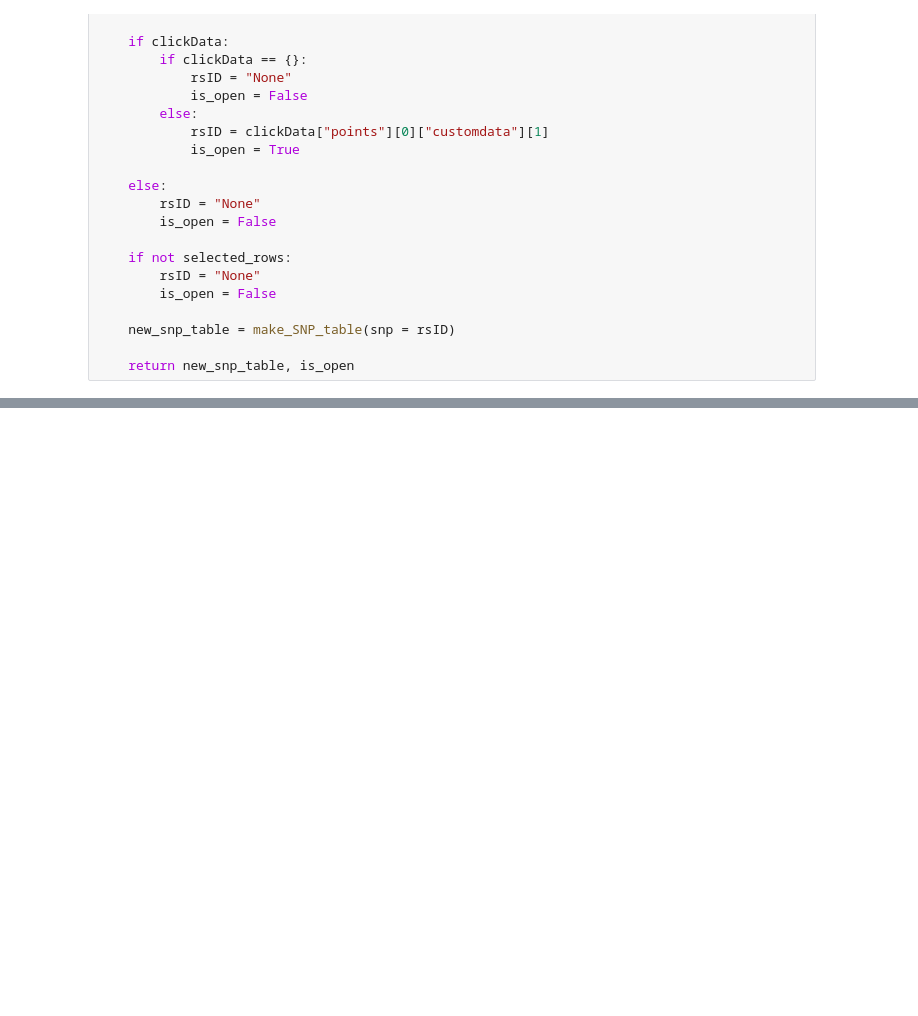
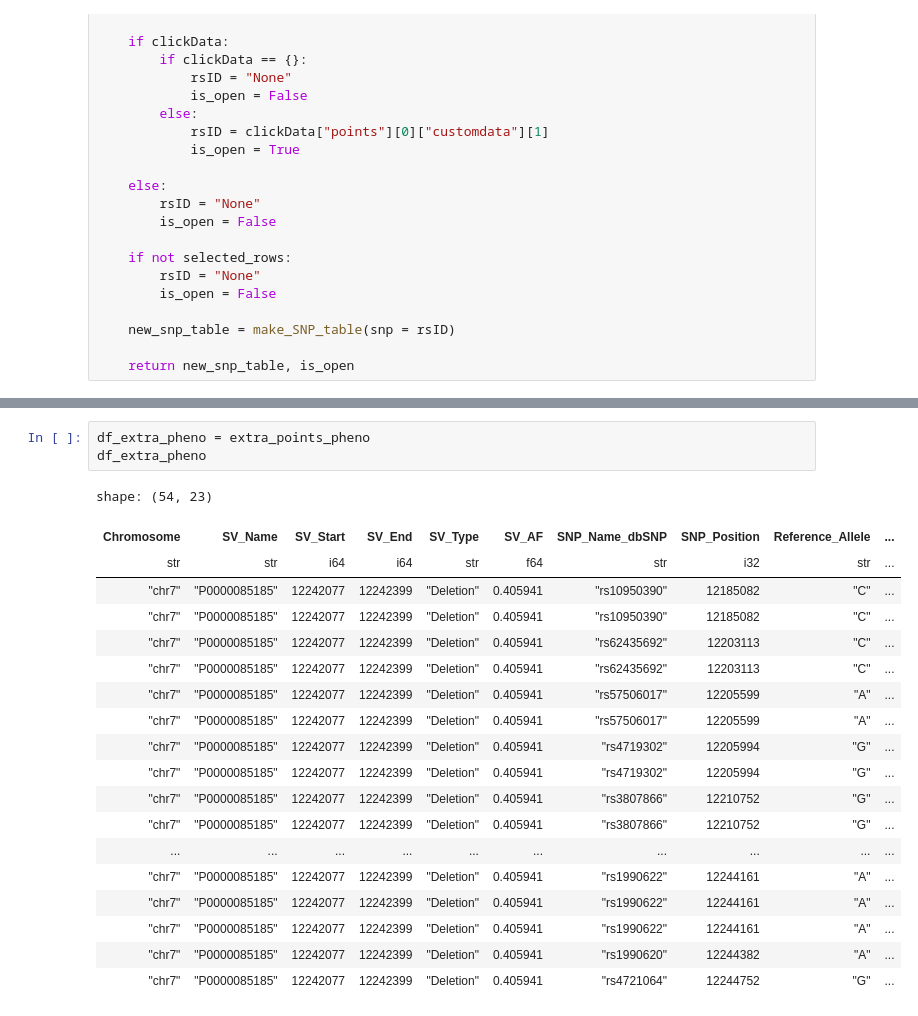
Before and after one commit to strug-hub/gwas-svatalog, a Jupyter notebook: test.ipynb, the cells around one changed output, grey strips where cells are left out. Cells and saved outputs as stored; diff of their text form; blank space fills up the shorter version.

```diff
--- a/test.ipynb
+++ b/test.ipynb
@@ -1758,0 +1799,23 @@ Dash app running on http://127.0.0.1:4321/
+# %%
+df_extra_pheno = extra_points_pheno
+df_extra_pheno
+# %% [output]
+shape: (54, 23)
+| Chromosome | SV_Name | SV_Start | SV_End | SV_Type | SV_AF | SNP_Name_dbSNP | SNP_Position | Reference_Allele | ... |
+| str | str | i64 | i64 | str | f64 | str | i32 | str | ... |
+| "chr7" | "P0000085185" | 12242077 | 12242399 | "Deletion" | 0.405941 | "rs10950390" | 12185082 | "C" | ... |
+| "chr7" | "P0000085185" | 12242077 | 12242399 | "Deletion" | 0.405941 | "rs10950390" | 12185082 | "C" | ... |
+| "chr7" | "P0000085185" | 12242077 | 12242399 | "Deletion" | 0.405941 | "rs62435692" | 12203113 | "C" | ... |
+| "chr7" | "P0000085185" | 12242077 | 12242399 | "Deletion" | 0.405941 | "rs62435692" | 12203113 | "C" | ... |
+| "chr7" | "P0000085185" | 12242077 | 12242399 | "Deletion" | 0.405941 | "rs57506017" | 12205599 | "A" | ... |
+| "chr7" | "P0000085185" | 12242077 | 12242399 | "Deletion" | 0.405941 | "rs57506017" | 12205599 | "A" | ... |
+| "chr7" | "P0000085185" | 12242077 | 12242399 | "Deletion" | 0.405941 | "rs4719302" | 12205994 | "G" | ... |
+| "chr7" | "P0000085185" | 12242077 | 12242399 | "Deletion" | 0.405941 | "rs4719302" | 12205994 | "G" | ... |
+| "chr7" | "P0000085185" | 12242077 | 12242399 | "Deletion" | 0.405941 | "rs3807866" | 12210752 | "G" | ... |
+| "chr7" | "P0000085185" | 12242077 | 12242399 | "Deletion" | 0.405941 | "rs3807866" | 12210752 | "G" | ... |
+| ... | ... | ... | ... | ... | ... | ... | ... | ... | ... |
+| "chr7" | "P0000085185" | 12242077 | 12242399 | "Deletion" | 0.405941 | "rs1990622" | 12244161 | "A" | ... |
+| "chr7" | "P0000085185" | 12242077 | 12242399 | "Deletion" | 0.405941 | "rs1990622" | 12244161 | "A" | ... |
+| "chr7" | "P0000085185" | 12242077 | 12242399 | "Deletion" | 0.405941 | "rs1990622" | 12244161 | "A" | ... |
+| "chr7" | "P0000085185" | 12242077 | 12242399 | "Deletion" | 0.405941 | "rs1990620" | 12244382 | "A" | ... |
+| "chr7" | "P0000085185" | 12242077 | 12242399 | "Deletion" | 0.405941 | "rs4721064" | 12244752 | "G" | ... |
```
Also changed, not shown: parts of 7 cells of this notebook.
